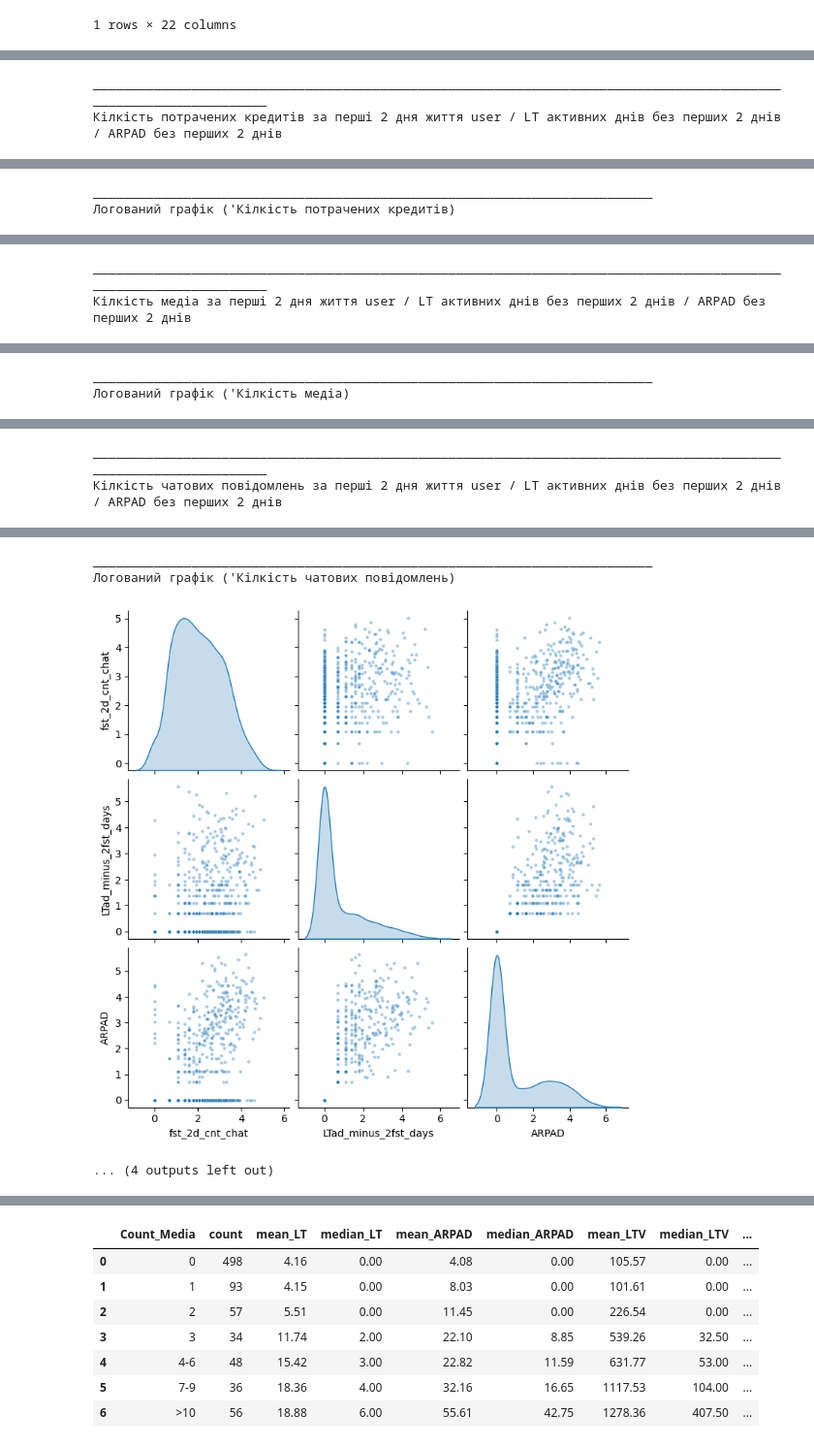
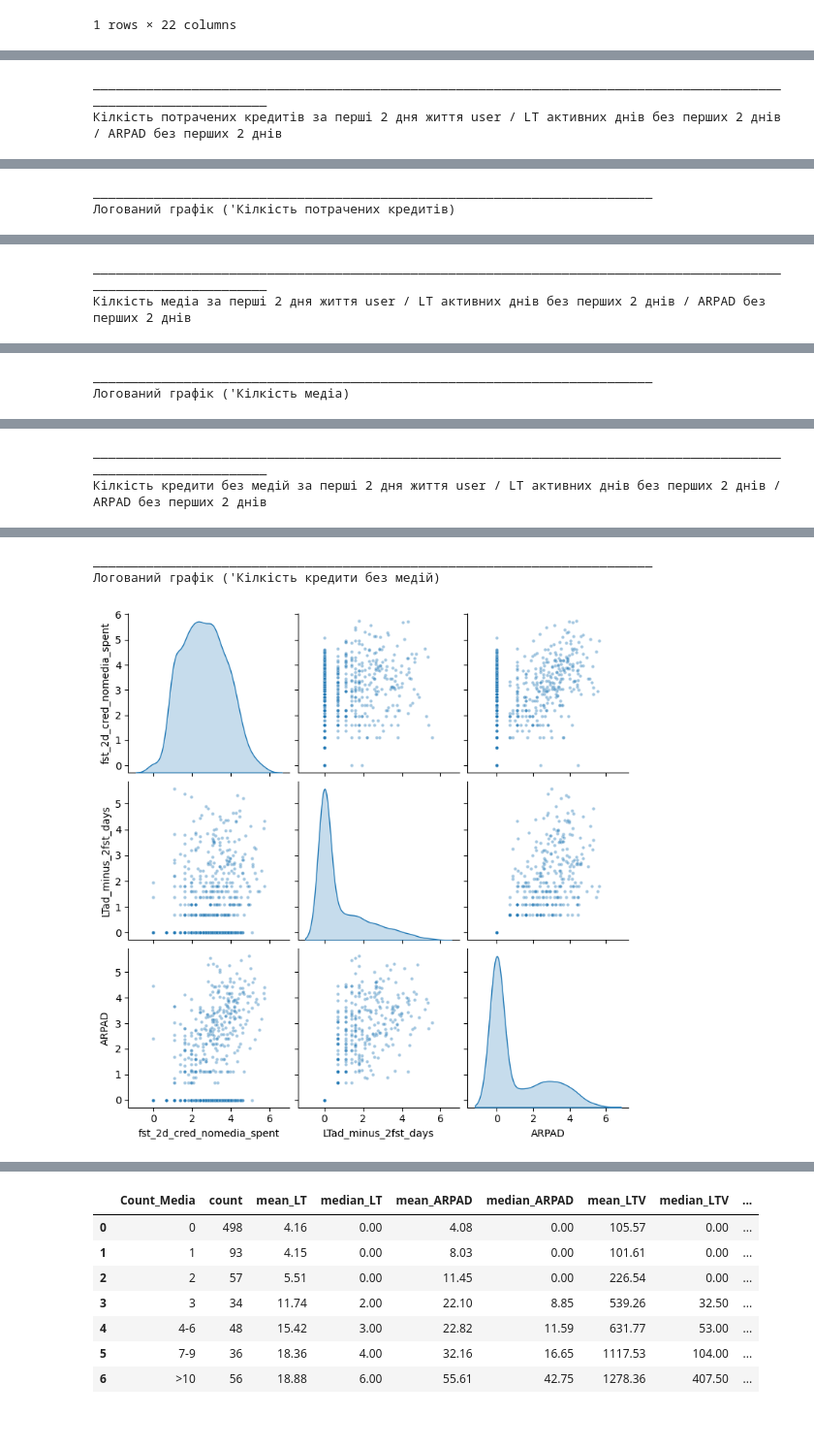
Before and after one commit to Chocopie-DA/db_analysis_sql_sweetylove, a Jupyter notebook: 03_notebooks/EDA.ipynb, the cells around one changed output, grey strips where cells are left out. Shown at 97% size. Saved outputs shown, nothing was run; the diff lists cells and outputs as text; code cells hidden in the pictures.

```diff
--- a/03_notebooks/EDA.ipynb
+++ b/03_notebooks/EDA.ipynb
@@ -1500,9 +1539,11 @@ df_22_to_25_no_whales_paid = df_no_whales_paid[~df_no_whales_paid['user_key'].is
 # агрегування по юзеру та даті
 df_for_corr = df_22_to_25_no_whales_paid.groupby(['user_key', 'date'], as_index=False) \
     .agg(credit_gross=("credit_gross", 'sum'),
-         count_media =('chat_or_media', lambda x: (x == 'media').sum()),
+         count_media =('chat_or_media', lambda x: (x == 'media').sum()), # кіл ть медіа
          count_chat = ('chat_or_media', lambda x: (x == 'chat').sum()),
-         count_other= ('chat_or_media', lambda x: (x == 'other').sum())) \
+         count_other= ('chat_or_media', lambda x: (x == 'other').sum()),
+         credit_non_media=('credit_gross', lambda x: x[df.loc[x.index, 'chat_or_media'] != 'media'].sum()),
+         credit_media=('credit_gross', lambda x: x[df.loc[x.index, 'chat_or_media'] == 'media'].sum())) \
     .sort_values(['user_key', 'date'])
 # %%
 # додавання номеру дня (Активний день)
@@ -1510,9 +1551,13 @@ df_for_corr['num_act_day'] = df_for_corr.groupby('user_key')['date'].cumcount()
 # %%
 # результат за перші 2 дні життя
 f_day_rvn = df_for_corr.query('num_act_day <= 2').groupby('user_key', as_index=False).agg(fst_2d_cred_spent=('credit_gross','sum'),
+                                                                                          fst_2d_cred_media =('credit_media','sum'),
+                                                                                          fst_2d_cred_nomedia_spent=('credit_non_media','sum'),
                                                                                           fst_2d_cnt_media =('count_media', 'sum'),
                                                                                           fst_2d_cnt_chat=('count_chat', 'sum'),
-                                                                                          fst_2d_cnt_other=('count_other', 'sum'))
+                                                                                          fst_2d_cnt_other=('count_other', 'sum'),
+
+                                                                                          )
 # %%
 f_day_rvn = f_day_rvn.merge(df_for_corr.groupby('user_key', as_index=False).agg(LTVad=('credit_gross', 'sum'),
                                                                                 LTad=('num_act_day', 'max')),
@@ -1521,3 +1566,5 @@ f_day_rvn = f_day_rvn.merge(df_for_corr.groupby('user_key', as_index=False).agg(
+# %%
+f_day_rvn['media_share'] = f_day_rvn['fst_2d_cred_media'] / f_day_rvn['fst_2d_cred_spent']
 # %%
 # LTV без перших 2 днів
 f_day_rvn['LTV_ad_minus_2fst_days'] = f_day_rvn['LTVad'] - f_day_rvn['fst_2d_cred_spent']
@@ -1539,6 +1586,6 @@ f_day_rvn.head(3)
 # %%
-for el, m in zip(['fst_2d_cred_spent', 'fst_2d_cnt_media', 'fst_2d_cnt_chat', 'fst_2d_cnt_other'],
-                 ['потрачених кредитів', 'медіа', "чатових повідомлень", "інших транзакцій"]):
+for el, m in zip(['fst_2d_cred_spent', 'fst_2d_cnt_media', 'fst_2d_cred_nomedia_spent'],
+                 ['потрачених кредитів', 'медіа', "кредити без медій"]):
     print("__________________________________________________________________________________________________________________")
     print(f'Кілкість {m} за перші 2 дня життя user / LT активних днів без перших 2 днів / ARPAD без перших 2 днів')
     sns.pairplot(f_day_rvn[[el, 'LTad_minus_2fst_days', 'ARPAD']],
@@ -1573,4 +1620,4 @@ __________________________________________________________________________
 Логований графік ('Кілкість медіа)
 [figure]
 __________________________________________________________________________________________________________________
-Кілкість чатових повідомлень за перші 2 дня життя user / LT активних днів без перших 2 днів / ARPAD без перших 2 днів
+Кілкість кредити без медій за перші 2 дня життя user / LT активних днів без перших 2 днів / ARPAD без перших 2 днів
@@ -1578,6 +1625,5 @@ ________________________________________________________________________________
 __________________________________________________________________________
-Логований графік ('Кілкість чатових повідомлень)
+Логований графік ('Кілкість кредити без медій)
-[figure, old version]
+[figure, new version]
-... (4 outputs left out)
 # %%
 # Спірмен
```
Also changed, not shown: parts of 57 cells of this notebook.
